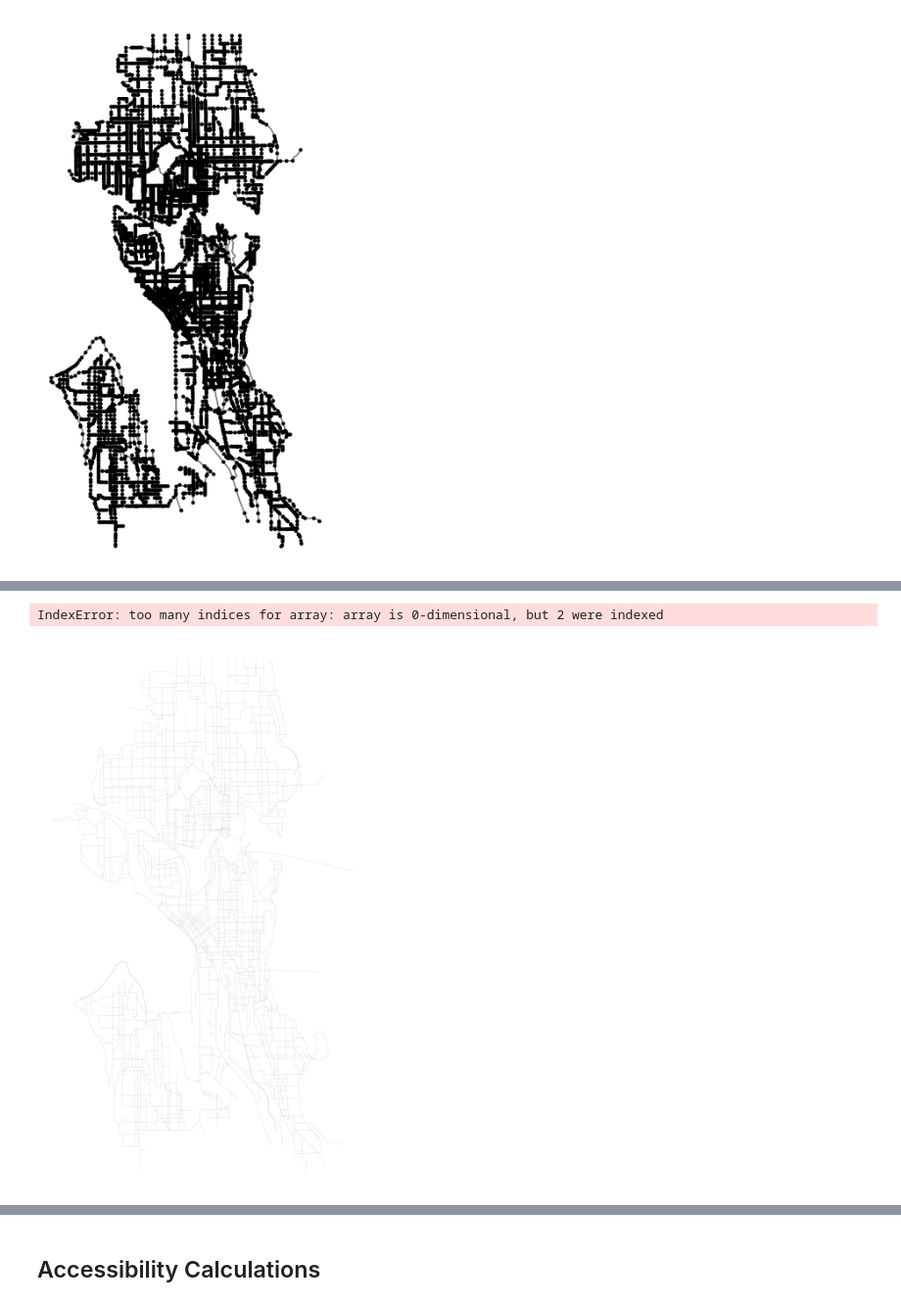
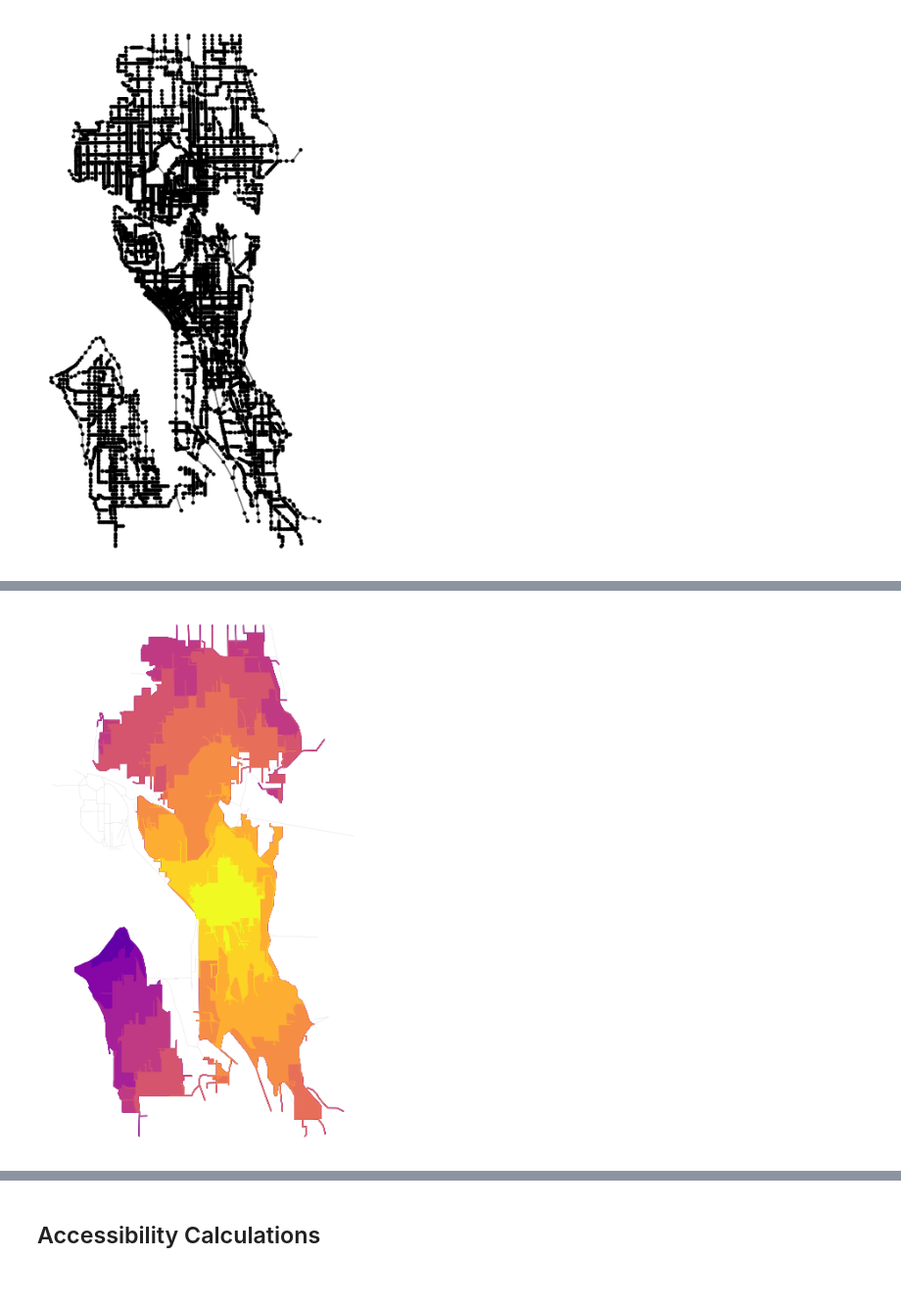
Before and after one commit to kmccravy/Bike-Project, a Jupyter notebook: NetworkAnalysis_SeattlePlanned.ipynb, the cells around one changed output, grey strips where cells are left out. Shown at 98% size. Drawn from its saved outputs; the diff is of its cells as text; code cells hidden in the pictures.

```diff
--- a/NetworkAnalysis_SeattlePlanned.ipynb
+++ b/NetworkAnalysis_SeattlePlanned.ipynb
@@ -57,7 +62,7 @@ meters_per_minute = travel_speed * 1000 / 60  # km per hour to m per minute
 for u, v, data in sGraph.edges.data():
     data['time'] = data['length'] / meters_per_minute
 # %%
-subgraph = nx.ego_graph(sGraph, sNode, radius=360, distance="time")
+subgraph = nx.ego_graph(sGraph, node_manual, radius=360, distance="time")
 fig, ax = ox.plot_graph(subgraph, bgcolor='white', node_color='black', edge_color='grey', node_size=10)
 # %% [output]
 [figure]
@@ -68,7 +73,7 @@ iso_colors = ox.plot.get_colors(n=len(trip_times), cmap="plasma", start=0, retur
 # color the nodes according to isochrone then plot the street network
 node_colors = {}
 for trip_time, color in zip(sorted(trip_times, reverse=True), iso_colors):
-    subgraph1 = nx.ego_graph(sGraph, sNode, radius=trip_time, distance="time")
+    subgraph1 = nx.ego_graph(sGraph, node_manual, radius=trip_time, distance="time")
     for node in subgraph1.nodes():
         node_colors[node] = color
 
@@ -83,7 +88,7 @@ fig, ax = ox.plot_graph(sGraph, node_color=nc, node_size=ns, node_alpha=0.8,
 def make_iso_polys(G, edge_buff=25, node_buff=50, infill=False):
     isochrone_polys = []
     for trip_time in sorted(trip_times, reverse=True):
-        subgraph = nx.ego_graph(G, sNode, radius=trip_time, distance='time')
+        subgraph = nx.ego_graph(G, node_manual, radius=trip_time, distance='time')
 
         node_points = [Point((data['x'], data['y'])) for node, data in subgraph.nodes(data=True)]
         nodes_gdf = gpd.GeoDataFrame({'id': subgraph.nodes()}, geometry=node_points)
@@ -108,13 +113,14 @@ def make_iso_polys(G, edge_buff=25, node_buff=50, infill=False):
     return isochrone_polys
 # %%
 isochrone_polys = make_iso_polys(sGraph, edge_buff=25, node_buff=0, infill=True)
+# %%
+poly_gdf = gpd.GeoDataFrame(geometry=isochrone_polys)
+poly_gdf = poly_gdf.set_crs('EPSG:32610')
 # %%
 fig, ax = ox.plot_graph(sGraph, show=False, close=False, edge_linewidth=0.2,
                         edge_color="grey", bgcolor='white', edge_alpha=0.2, node_size=0)
-for polygon, fc in zip(isochrone_polys, iso_colors):
-    patch = PolygonPatch(polygon, fc=fc, ec='none', alpha=0.6, zorder=-1)
-    ax.add_patch(patch)
+poly_gdf.plot(ax=ax, color=iso_colors)
+plt.savefig('./maps/SeattleNetwork_Planned_nobg.jpeg')
 plt.show()
 # %% [output]
-IndexError: too many indices for array: array is 0-dimensional, but 2 were indexed
-[figure, old version]
+[figure, new version]
```
Also changed, not shown: parts of 13 cells of this notebook, 8 other files.
